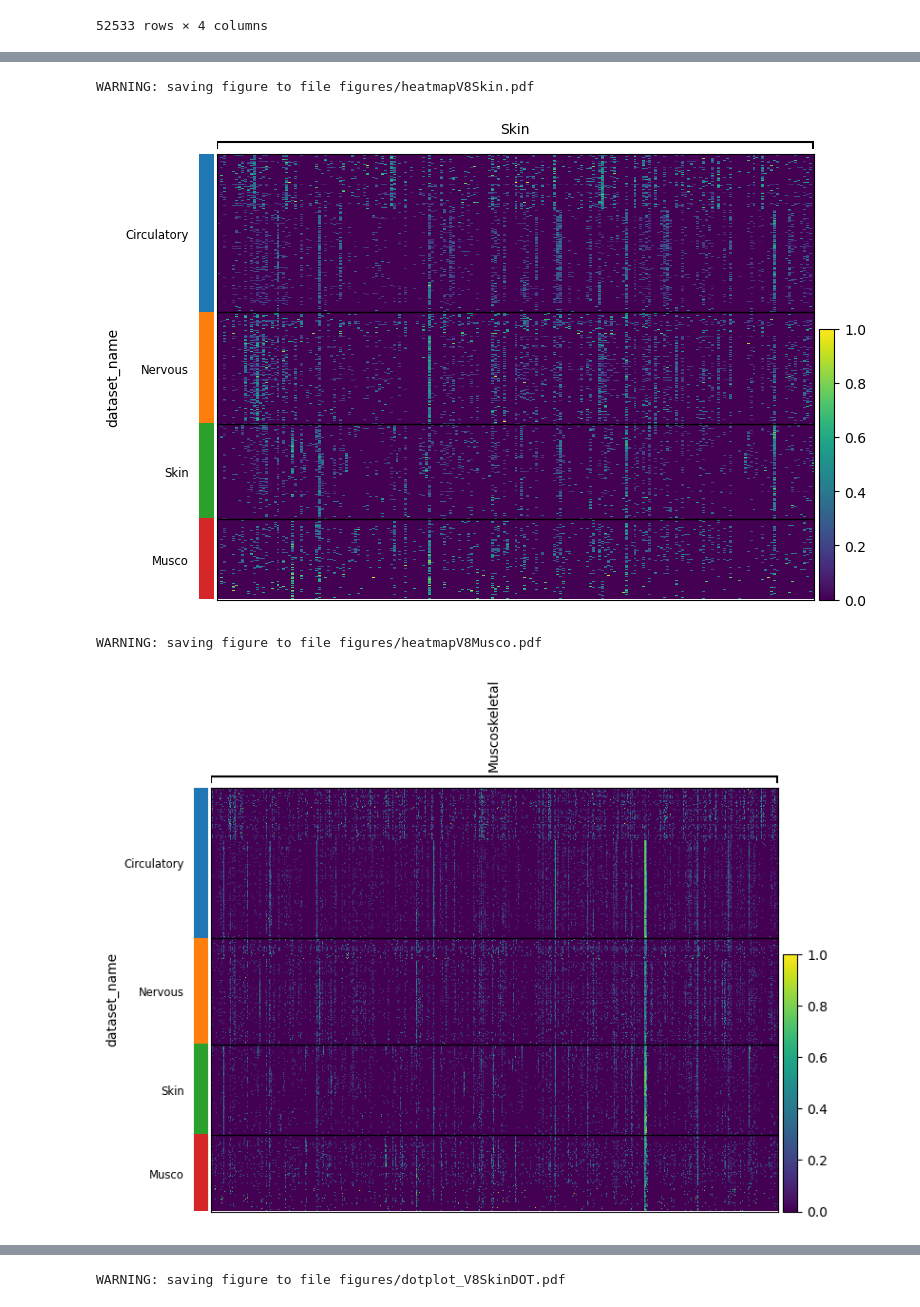
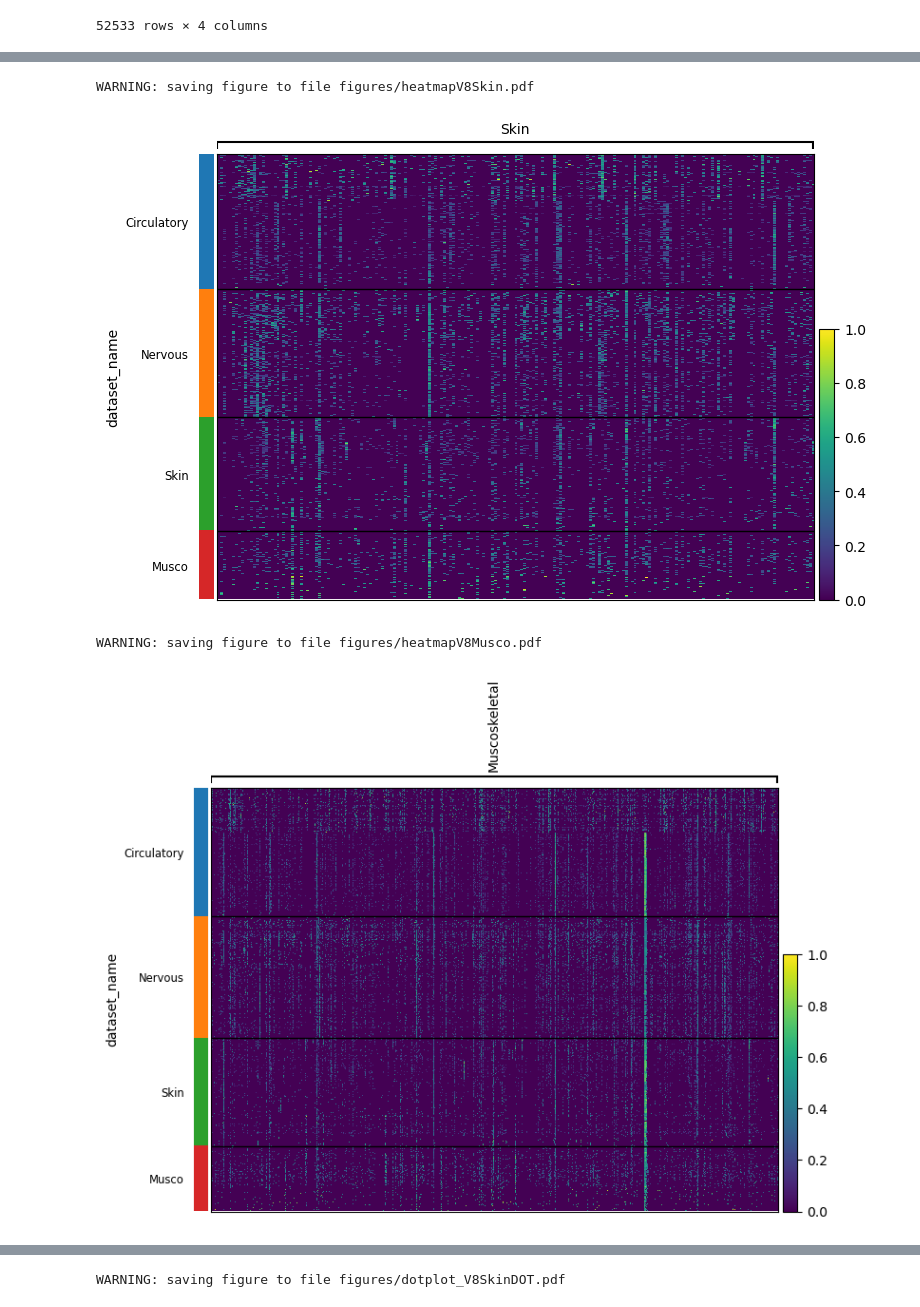
Before and after one commit to JakeJackson22/-Developmental_Disorder_Python_Archival, a Jupyter notebook: VisPubMerged171123.ipynb, the cells around one changed output, grey strips where cells are left out. Drawn from its saved outputs; the diff is of its cells as text; code cells hidden in the pictures.

Commit message:
Data manipulation and tweaking plots

```diff
--- a/VisPubMerged171123.ipynb
+++ b/VisPubMerged171123.ipynb
@@ -58,3 +97,7 @@ adataSH
 # %% [output]
 AnnData object with n_obs × n_vars = 40244 × 23310
     obs: 'SampleID', 'Sample', 'Tissue_layer', 'Flow_gate', 'Cell_group', 'Cell_type'
+# %%
+adataS = sc.read_10x_mtx('data/Skin/skinfiltered',var_names='gene_symbols',cache=True)
+adataS.var_names_make_unique()
+adataS
@@ -60,0 +107,5 @@ AnnData object with n_obs × n_vars = 40244 × 23310
+# %%
+adataS = {"adataSH": adataSH, "adataS": adataS}
+adataS = ad.concat(adataS, fill_value=0,  join="outer")
+adataS.var_names_make_unique()
+adataS
@@ -84,7 +138,7 @@ AnnData object with n_obs × n_vars = 188923 × 52533
 # %% [markdown]
 # Merging by system
 # %%
-adatas = {"Circulatory": adataC, "Nervous": adataN, "Skin": adataSH,"Musco": adataM}
+adatas = {"Circulatory": adataC, "Nervous": adataN, "Skin": adataS,"Musco": adataM}
 adatas = ad.concat(adatas, label="dataset_name", fill_value=0,  join="outer") #outer or inner?
 # %%
 adatas
@@ -250,13 +300,13 @@ WARNING: saving figure to file figures/heatmapV8ALL.pdf
 # %%
-sc.pl.heatmap(adatas2, groupby='dataset_name', use_raw=False, var_names=dictS, standard_scale='var', show_gene_labels=False, save="V8Skin.pdf")
+sc.pl.heatmap(adatas2, groupby='dataset_name', use_raw=False, var_names=dictS, standard_scale='var', show_gene_labels=False, save="V10Skin.pdf")
 # %% [output]
 WARNING: saving figure to file figures/heatmapV8Skin.pdf
-[figure, old version]
+[figure, new version]
 # %%
 sc.pl.heatmap(adatas2, groupby='dataset_name', use_raw=False, var_names=dictM, standard_scale='var', show_gene_labels=False, save="V8Musco.pdf")
 # %% [output]
 WARNING: saving figure to file figures/heatmapV8Musco.pdf
-[figure, old version]
+[figure, new version]
 # %%
 sc.pl.heatmap(adatas2, groupby='dataset_name', use_raw=False, var_names=dictC, standard_scale='var', show_gene_labels=False, save="V8Circulatory.pdf")
 # %% [output]
```
Also changed, not shown: parts of 16 cells of this notebook, 1 other file.
